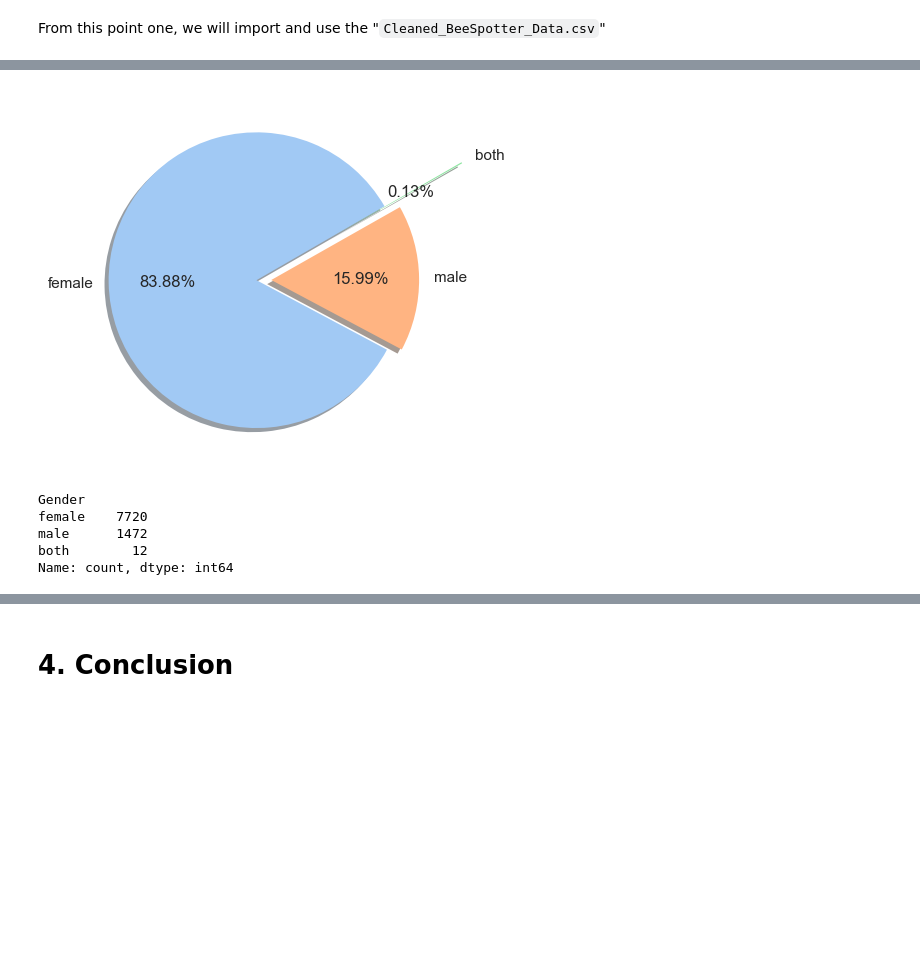
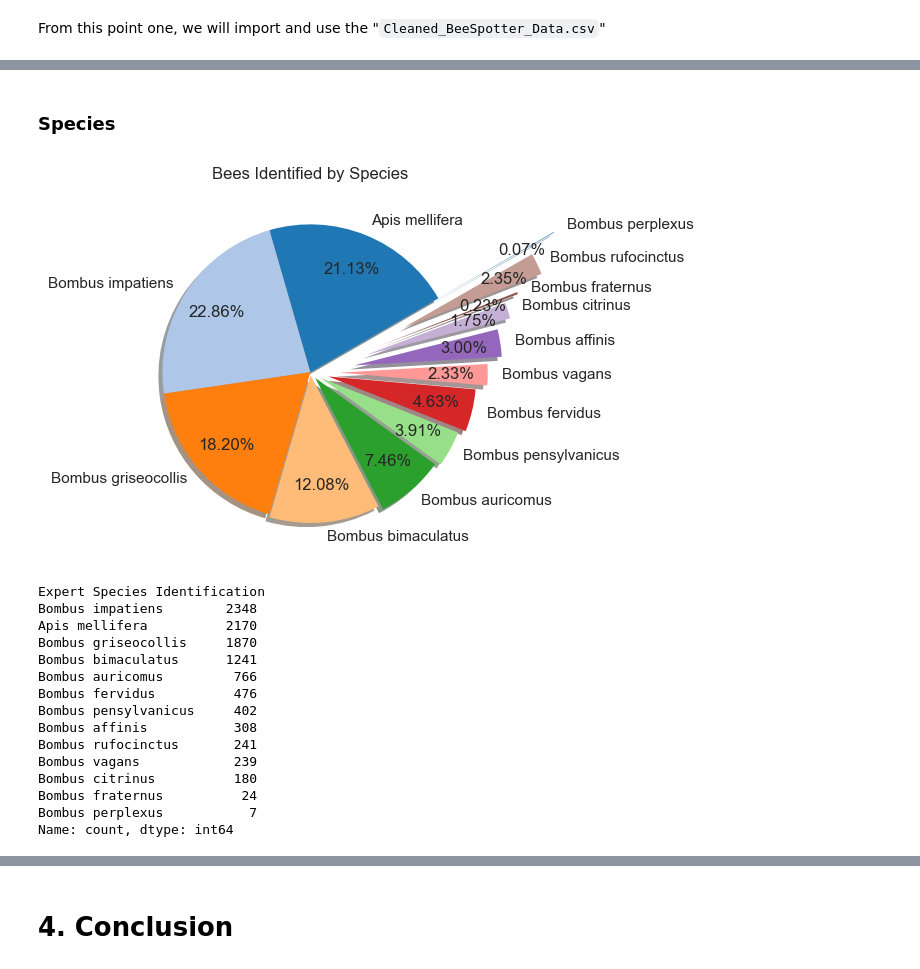
Before and after one commit to Crediteur/Jupyter-Notebooks, a Jupyter notebook: BeeSpotter_Contribution_Analysis/CM2015_BeeSpotter_Contribution_Analysis.ipynb, the cells around one changed output, grey strips where cells are left out. Saved outputs shown, nothing was run; the diff lists cells and outputs as text; code cells hidden in the pictures; blank space fills up the shorter version.

```diff
--- a/BeeSpotter_Contribution_Analysis/CM2015_BeeSpotter_Contribution_Analysis.ipynb
+++ b/BeeSpotter_Contribution_Analysis/CM2015_BeeSpotter_Contribution_Analysis.ipynb
@@ -321,12 +368,15 @@ import numpy as np
 import pandas as pd
 import matplotlib.pyplot as plt
 import seaborn as sns
+import geopandas
+from geodatasets import get_path
 
 # set up seaborn theme
 sns.set_theme(style="darkgrid")
 
 # read data from cleaned csv
-data = pd.read_csv(f"./Cleaned_BeeSpotter_Data.csv")
+data = pd.read_csv(f"./csv_files/Cleaned_BeeSpotter_Data.csv")
+data['Date Spotted'] = pd.to_datetime(data['Date Spotted'])
 
 # examine data from csv
 display(data)
@@ -395,25 +494,43 @@ AttributeError: Rectangle.set() got an unexpected keyword argument 'kde'
+# %% [markdown]
+### Species
 # %%
+# change colour
+colors = sns.color_palette('tab20', 12)
 
-colors = sns.color_palette('pastel')
-labels = data['Gender'].unique()[1:4]
+fig, ax = plt.subplots()
 
-plt.pie(data['Gender'].value_counts(),
+labels = data['Expert Species Identification'].value_counts(sort=False).index
+explode = [0,0,0,0.02,0.05,0.08,0.125,0.2,0.3,0.4,0.5,0.7,0.9]
+
+plt.pie(data['Expert Species Identification'].value_counts(sort=False),
         autopct="%.2f%%",
         labels=labels,
         shadow=True,
-        explode=[0,0.1,0.6],
+        explode=explode,
         colors=colors,
         startangle=30,
+        pctdistance=0.75,
         wedgeprops={"edgecolor":"w",'linewidth': 0})
 
 # displaying chart
+plt.title('Bees Identified by Species')
 plt.show()
 
-print(data['Gender'].value_counts())
+print(data['Expert Species Identification'].value_counts())
 # %% [output]
-[figure, old version]
+[figure, new version]
-Gender
-female    7720
-male      1472
-both        12
+Expert Species Identification
+Bombus impatiens        2348
+Apis mellifera          2170
+Bombus griseocollis     1870
+Bombus bimaculatus      1241
+Bombus auricomus         766
+Bombus fervidus          476
+Bombus pensylvanicus     402
+Bombus affinis           308
+Bombus rufocinctus       241
+Bombus vagans            239
+Bombus citrinus          180
+Bombus fraternus          24
+Bombus perplexus           7
 Name: count, dtype: int64
```
Also changed, not shown: parts of 46 cells of this notebook, 9 other files.
